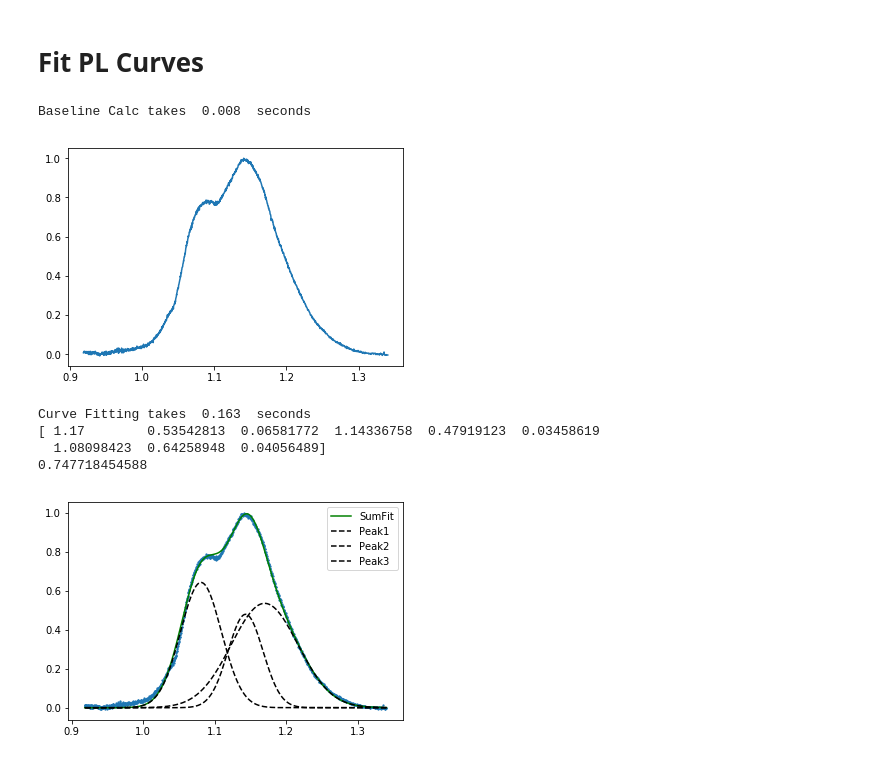
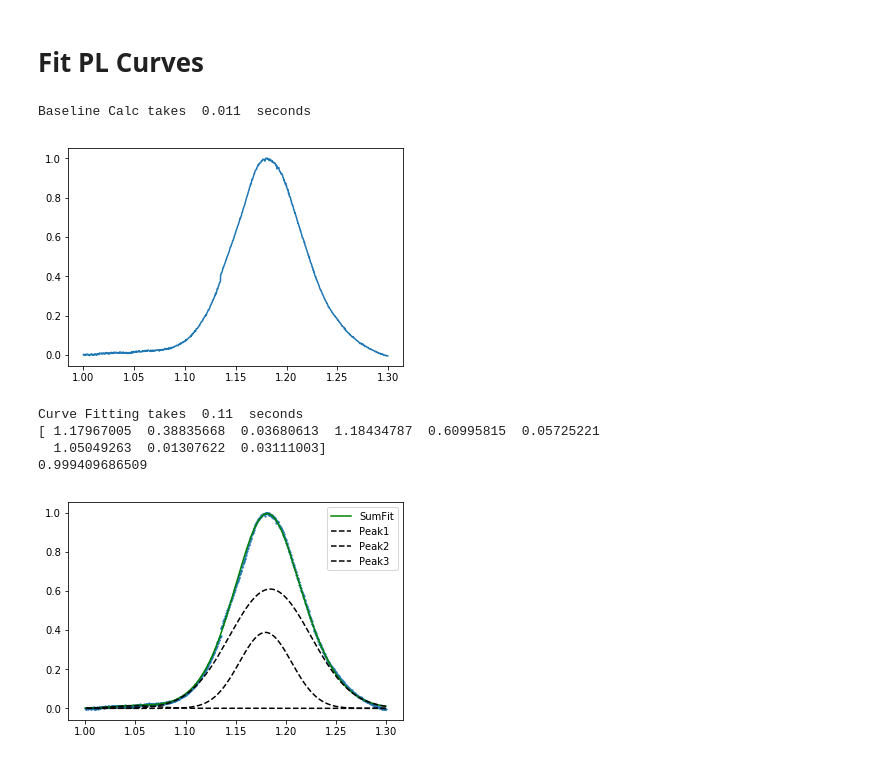
Before and after one commit to ttmn313/CIGS_Na_Analysis, a Jupyter notebook: Separate_PL_via_EG.ipynb, the cells around one changed output. Drawn from its saved outputs; the diff is of its cells as text; code cells hidden in the pictures.

```diff
--- a/Separate_PL_via_EG.ipynb
+++ b/Separate_PL_via_EG.ipynb
@@ -538,8 +538,11 @@ plt.show()
 from scipy.optimize import curve_fit
 from time import time
 n = 0
-x = 1240/np.array(all_pl_energy[n])
-spec = np.array(all_pl[n])[5935,:]
+xx = 1240/np.array(all_pl_energy[n])
+stamp = (xx > 1.0) & (xx < 1.3)
+x = xx[stamp]
+
+spec = np.array(all_pl[n])[1335,stamp]
 
 #y = np.array(np.mean(spec,axis=0))-baseline(np.array(np.mean(spec,axis=0)),1)
 t0 = time()
@@ -567,49 +570,50 @@ def gaussian(x, ctr, amp, wid):
 
 #3 curves -- wider FWHM -- narrower peak center
 # guess = [1.2, 0.5, 0.05, 1.15, 0.5, 0.05, 1.08, 0.5, 0.05 ]
-# bounds = ([1.18, 0., 0., 1.13, 0., 0., 1.07, 0., 0.],[1.22, 1.0, 0.1, 1.17, 1.0, 0.1, 1.09, 1.0, 0.1])
+# bounds = ([1.18, 0., 0., 1.13, 0., 0., 1.07, 0., 0.],[1.3, 1.0, 0.1, 1.3, 1.0, 0.1, 1.09, 1.0, 0.1])
 # guess = [1.2, 0.5, 0.05, 1.15, 0.5, 0.05, 1.08, 0.1, 0.05 ]
 # bounds = ([1.18, 0., 0., 1.13, 0., 0., 1.06, 0., 0.],[1.22, 1.0, 0.1, 1.17, 1.0, 0.1, 1.1, 1.0, 0.1])
-guess = [1.22, 0.5, 0.05, 1.15, 0.5, 0.05, 1.08, 0.1, 0.05 ]
-bounds = ([1.17, 0., 0., 1.1, 0., 0., 1.06, 0., 0.],[1.3, 1.0, np.inf, 1.18, 1.0, np.inf, 1.1, 1.0, 0.1])
+guess = [1.18, 0.7, 0.1, 1.18, 0.3, 0.1, 1.08, 0.2, 0.05 ]
+#guess = popt
+bounds = ([1.11, 0., 0., 1.11, 0., 0., 1.05, 0., 0.],[1.3, 1.0, np.inf, 1.3, 1.0, np.inf, 1.1, 1.0, np.inf])
 
+# guess_2 = [1.175, 0.6, 0.05, 1.12, 0.4, 0.05, 1.08, 0.1, 0.05 ]
+# bounds = ([1.17, 0., 0., 1.1, 0., 0., 1.06, 0., 0.],[1.3, 1.0, np.inf, 1.18, 1.0, np.inf, 1.1, 1.0, np.inf])
+# guess_1 = [1.2, 0.9, 0.05, 1.15, 0.1, 0.05, 1.08, 0.1, 0.05]
 
 
 #3 curves
 #guess =[1.2, 0.5, 0.03, 1.15,  0.5,  0.03,  1.07,  0.25,  0.03]
 #bounds = ([1.18, 0., 0., 1.1, 0., 0., 1.05, 0., 0.],[1.25, 1.0, 0.05, 1.18, 1.0, 0.05, 1.09, 1.0, 0.05])
 
-#4 curves
-# guess =[1.25, 0.5, 0.05, 1.2, 0.5, 0.05, 1.15,  0.5,  0.05,  1.07,  0.25,  0.05]
-#bounds = ([1.22, 0., 0., 1.18, 0., 0., 1.12, 0., 0., 1.05, 0., 0.],[1.27, 1., 0.05, 1.21, 1.0, 0.05, 1.175, 1.0, 0.05, 1.1, 1.0, 0.05])
 
 t0 = time()
 popt, pcov = curve_fit(func, x, y, p0=guess, bounds = bounds)
 print 'Curve Fitting takes ', round(time()-t0,3), ' seconds'
 
 print popt
 R2 = 1-(np.sum(y-func(x, *popt))**2)/np.sum((y-np.mean(y))**2)
 print R2
 #print np.round(np.sqrt(np.diag(pcov))/popt*100,2)
 
 fit = func(x, *popt)
 
 plt.scatter(x, y, s=1.5)
 plt.plot(x, fit , 'g-', label='SumFit')
 
 for i in range(0,len(guess),3):
     plt.plot(x, gaussian(x, popt[i], popt[i+1], popt[i+2]),'k--',label = 'Peak'+str(i/3+1))
 #plt.plot(x, gaussian(x, popt[3], popt[4], popt[5]),'k-.',label = 'Peak2')
 plt.legend()
 plt.show()
 # %% [output]
-Baseline Calc takes  0.008  seconds
+Baseline Calc takes  0.011  seconds
-[figure, old version]
+[figure, new version]
-Curve Fitting takes  0.163  seconds
-[ 1.17        0.53542813  0.06581772  1.14336758  0.47919123  0.03458619
-  1.08098423  0.64258948  0.04056489]
-0.747718454588
+Curve Fitting takes  0.11  seconds
+[ 1.17967005  0.38835668  0.03680613  1.18434787  0.60995815  0.05725221
+  1.05049263  0.01307622  0.03111003]
+0.999409686509
-[figure, old version]
+[figure, new version]
 # %%
 #Fit 1
 #guess =[1.2, 0.5, 0.03, 1.15,  0.5,  0.03,  1.07,  0.25,  0.03]
```
Also changed, not shown: parts of 3 cells of this notebook.
